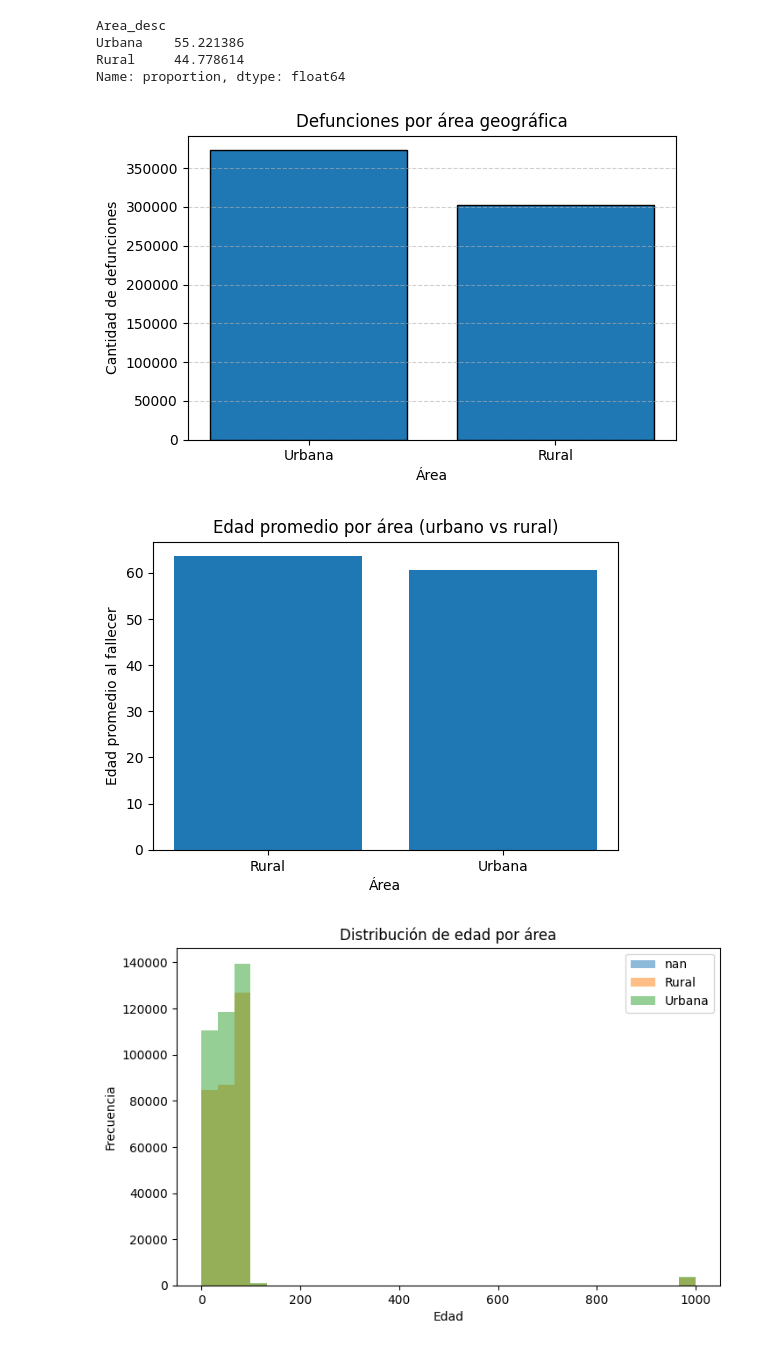
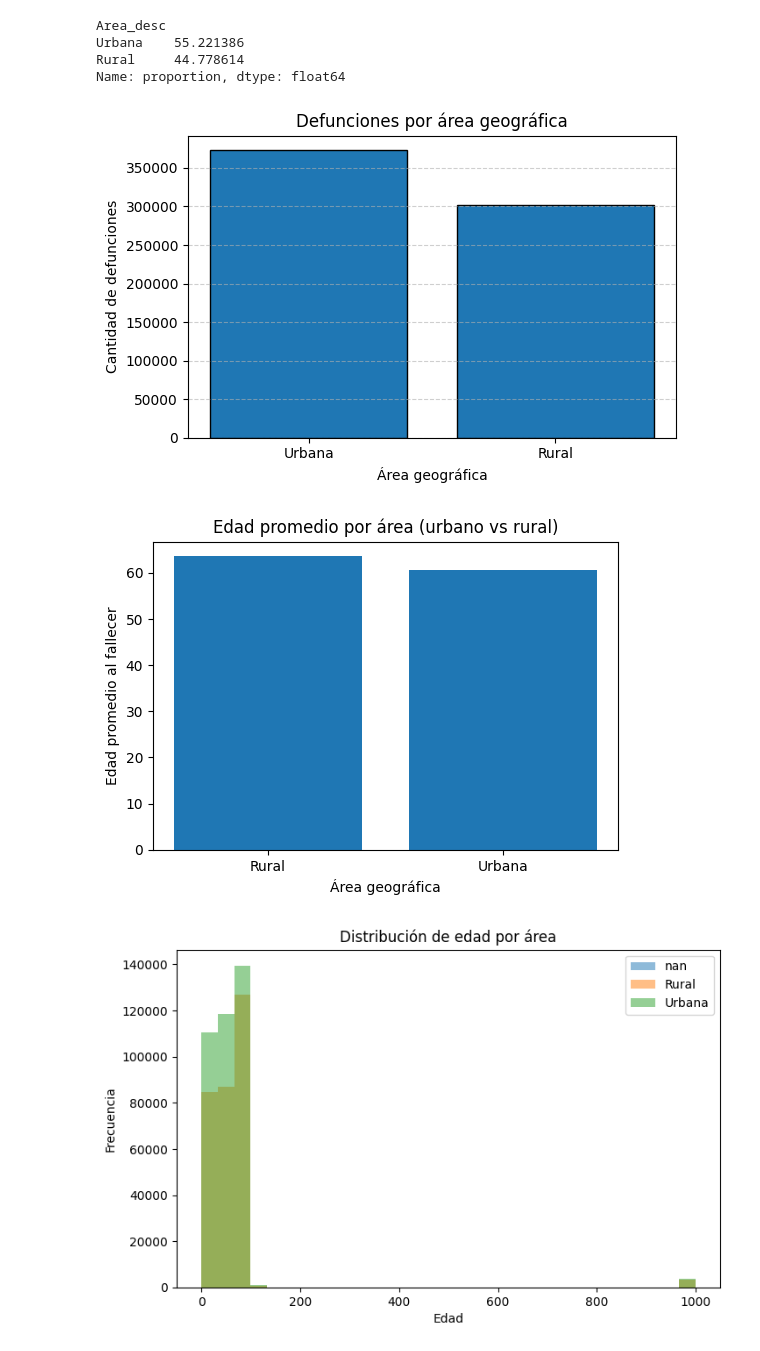
Before and after one commit to agabrielMej/Proyecto-MD-Grupo-2, a Jupyter notebook: notebooks/01_exploracion.ipynb, the cells around one changed output. Saved outputs shown, nothing was run; the diff lists cells and outputs as text; code cells hidden in the pictures.

```diff
--- a/notebooks/01_exploracion.ipynb
+++ b/notebooks/01_exploracion.ipynb
@@ -325,26 +323,26 @@ plt.bar(
     conteo_area.values,
     edgecolor="black"
 )
-plt.xlabel("Área")
+plt.xlabel("Área geográfica")
 plt.ylabel("Cantidad de defunciones")
 plt.title("Defunciones por área geográfica")
 plt.grid(axis="y", linestyle="--", alpha=0.6)
 plt.tight_layout()
 plt.show()
 # %% [output]
-[figure, old version]
+[figure, new version]
 # %%
 # Edad promedio de defunción por área (urbano vs rural)
 edad_promedio_area = data_all.groupby("Area_desc")["Edadif"].mean()
 
 plt.figure(figsize=(6,4))
 plt.bar(edad_promedio_area.index, edad_promedio_area.values)
-plt.xlabel("Área")
+plt.xlabel("Área geográfica")
 plt.ylabel("Edad promedio al fallecer")
 plt.title("Edad promedio por área (urbano vs rural)")
 plt.show()
 # %% [output]
-[figure, old version]
+[figure, new version]
 # %%
 # Distribución de edad por área
 plt.figure(figsize=(8,5))
```
Also changed, not shown: parts of 44 cells of this notebook, 1 other file.
